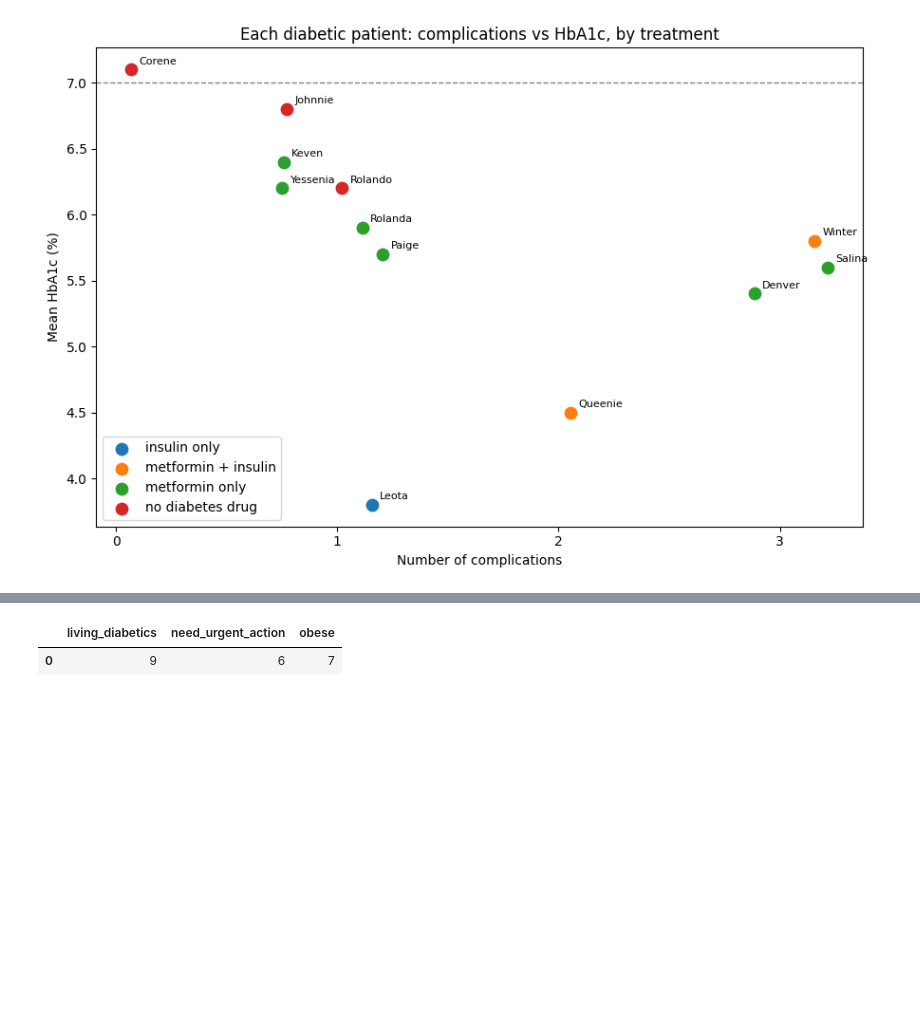
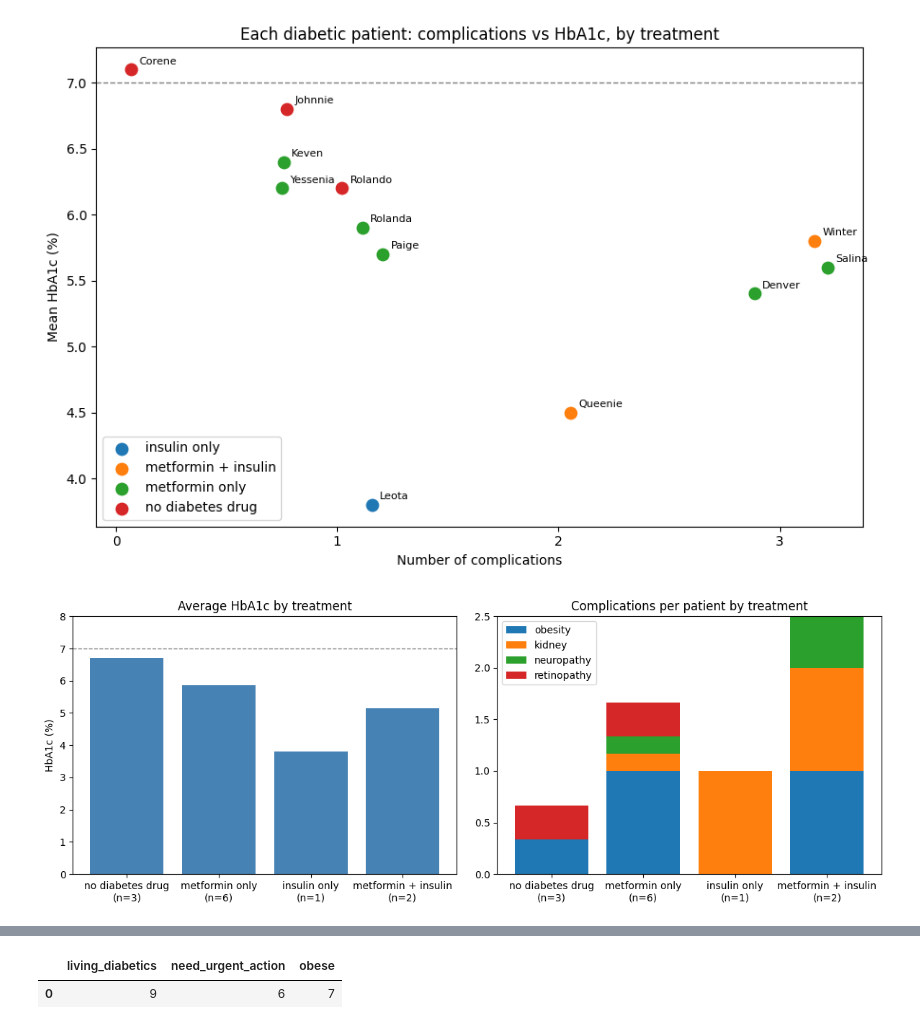
Before and after one commit to DHRUV812/Syn-Diabetics-SQL-Analysis, a Jupyter notebook: Syn_Diabetics_SQL_Analysis.ipynb, the cells around one changed output, grey strips where cells are left out. Saved outputs shown, nothing was run; the diff lists cells and outputs as text; code cells hidden in the pictures; blank space fills up the shorter version.

Commit message:
Created using Colab Clean up notebook, add comparison chart and findings

```diff
--- a/Syn_Diabetics_SQL_Analysis.ipynb
+++ b/Syn_Diabetics_SQL_Analysis.ipynb
@@ -303,13 +279,33 @@ plt.show()
 # %% [output]
 [figure]
 # %%
+# Chart: average HbA1c and complications by treatment group
+import matplotlib.pyplot as plt
 summary = con.sql("""
 SELECT treatment_group, COUNT(*) AS patients,
        AVG(mean_hba1c) AS avg_hba1c,
        AVG(obesity) AS obesity, AVG(kidney) AS kidney,
        AVG(neuropathy) AS neuropathy, AVG(retinopathy) AS retinopathy
 FROM patient_summary
 GROUP BY treatment_group
 ORDER BY CASE treatment_group WHEN 'no diabetes drug' THEN 1 WHEN 'metformin only' THEN 2
                               WHEN 'insulin only' THEN 3 ELSE 4 END
 """).df()
+labels = [f"{g}\n(n={n})" for g, n in zip(summary.treatment_group, summary.patients)]
+fig, (ax1, ax2) = plt.subplots(1, 2, figsize=(12, 4.5))
+ax1.bar(labels, summary.avg_hba1c, color='steelblue')
+ax1.axhline(7, color='grey', linestyle='--', linewidth=1)
+ax1.set_ylim(0, 8)
+ax1.set_title('Average HbA1c by treatment')
+ax1.set_ylabel('HbA1c (%)')
+bottom = 0
+for col in ['obesity', 'kidney', 'neuropathy', 'retinopathy']:
+    ax2.bar(labels, summary[col], bottom=bottom, label=col)
+    bottom = bottom + summary[col]
+ax2.set_title('Complications per patient by treatment')
+ax2.legend()
+plt.tight_layout()
+plt.savefig('comparison.png', dpi=150)
+plt.show()
+# %% [output]
+[figure, added]
```
Also changed, not shown: parts of 21 cells of this notebook.
